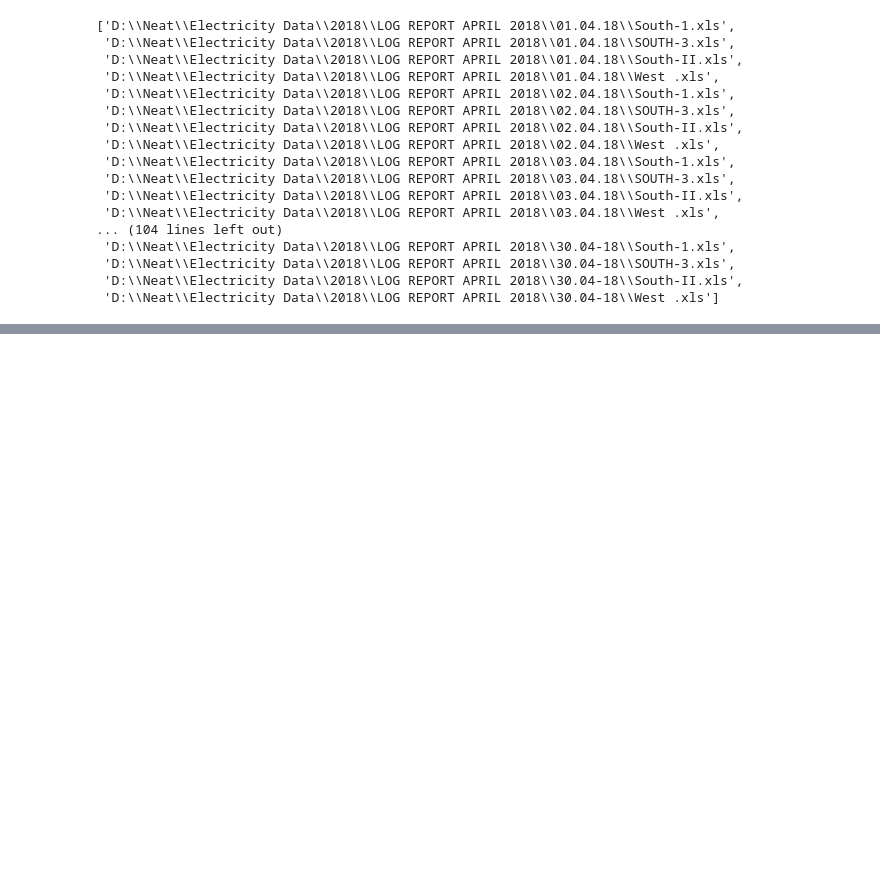
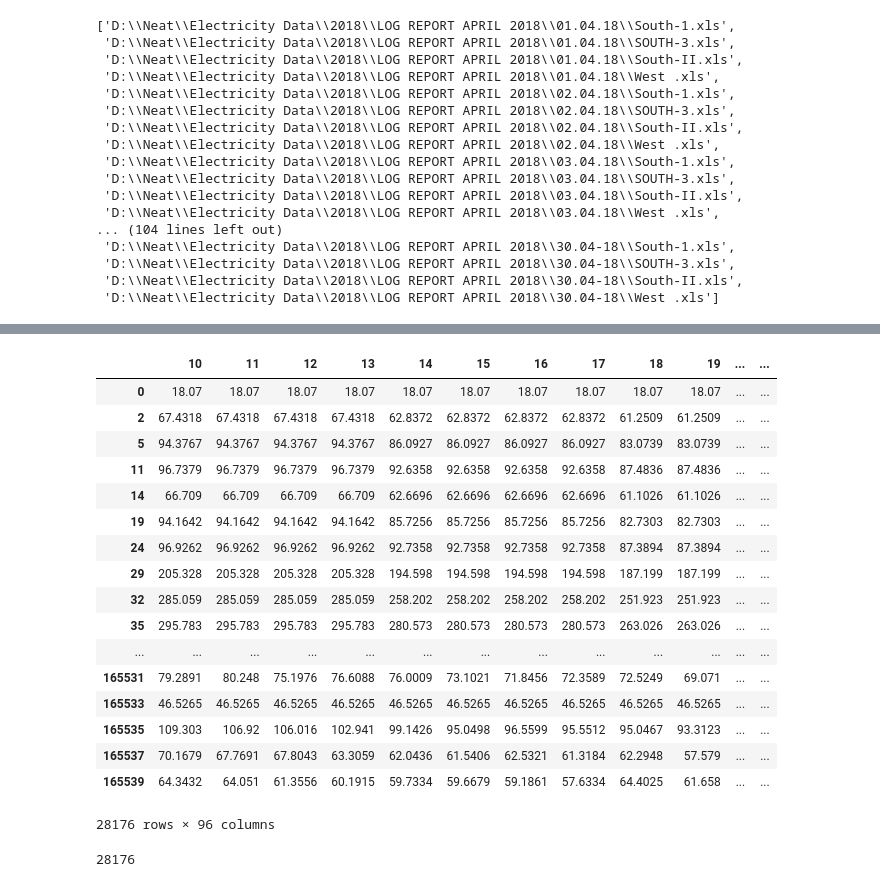
Before and after one commit to susano0/Electric-Fault-Prediction, a Jupyter notebook: Fault_pred.ipynb, the cells around one changed output, grey strips where cells are left out. Saved outputs shown, nothing was run; the diff lists cells and outputs as text; code cells hidden in the pictures; blank space fills up the shorter version.

```diff
--- a/Fault_pred.ipynb
+++ b/Fault_pred.ipynb
@@ -78,0 +130,26 @@ all_data.iloc[:,:]
+# %%
+amp_data = all_data.loc[all_data[9]=='AMPs']
+# %%
+amp_data = amp_data.loc[(amp_data[106] >= 1)]
+# %%
+amp_data = amp_data.drop(amp_data.columns[[-1]], axis=1)
+amp_data
+# %% [output]
+|  | 10 | 11 | 12 | 13 | 14 | 15 | 16 | 17 | 18 | 19 | ... | ... |
+| 0 | 18.07 | 18.07 | 18.07 | 18.07 | 18.07 | 18.07 | 18.07 | 18.07 | 18.07 | 18.07 | ... | ... |
+| 2 | 67.4318 | 67.4318 | 67.4318 | 67.4318 | 62.8372 | 62.8372 | 62.8372 | 62.8372 | 61.2509 | 61.2509 | ... | ... |
+| 5 | 94.3767 | 94.3767 | 94.3767 | 94.3767 | 86.0927 | 86.0927 | 86.0927 | 86.0927 | 83.0739 | 83.0739 | ... | ... |
+| 11 | 96.7379 | 96.7379 | 96.7379 | 96.7379 | 92.6358 | 92.6358 | 92.6358 | 92.6358 | 87.4836 | 87.4836 | ... | ... |
+| 14 | 66.709 | 66.709 | 66.709 | 66.709 | 62.6696 | 62.6696 | 62.6696 | 62.6696 | 61.1026 | 61.1026 | ... | ... |
+| 19 | 94.1642 | 94.1642 | 94.1642 | 94.1642 | 85.7256 | 85.7256 | 85.7256 | 85.7256 | 82.7303 | 82.7303 | ... | ... |
+| 24 | 96.9262 | 96.9262 | 96.9262 | 96.9262 | 92.7358 | 92.7358 | 92.7358 | 92.7358 | 87.3894 | 87.3894 | ... | ... |
+| 29 | 205.328 | 205.328 | 205.328 | 205.328 | 194.598 | 194.598 | 194.598 | 194.598 | 187.199 | 187.199 | ... | ... |
+| 32 | 285.059 | 285.059 | 285.059 | 285.059 | 258.202 | 258.202 | 258.202 | 258.202 | 251.923 | 251.923 | ... | ... |
+| 35 | 295.783 | 295.783 | 295.783 | 295.783 | 280.573 | 280.573 | 280.573 | 280.573 | 263.026 | 263.026 | ... | ... |
+| ... | ... | ... | ... | ... | ... | ... | ... | ... | ... | ... | ... | ... |
+| 165531 | 79.2891 | 80.248 | 75.1976 | 76.6088 | 76.0009 | 73.1021 | 71.8456 | 72.3589 | 72.5249 | 69.071 | ... | ... |
+| 165533 | 46.5265 | 46.5265 | 46.5265 | 46.5265 | 46.5265 | 46.5265 | 46.5265 | 46.5265 | 46.5265 | 46.5265 | ... | ... |
+| 165535 | 109.303 | 106.92 | 106.016 | 102.941 | 99.1426 | 95.0498 | 96.5599 | 95.5512 | 95.0467 | 93.3123 | ... | ... |
+| 165537 | 70.1679 | 67.7691 | 67.8043 | 63.3059 | 62.0436 | 61.5406 | 62.5321 | 61.3184 | 62.2948 | 57.579 | ... | ... |
+| 165539 | 64.3432 | 64.051 | 61.3556 | 60.1915 | 59.7334 | 59.6679 | 59.1861 | 57.6334 | 64.4025 | 61.658 | ... | ... |
+28176 rows × 96 columns
@@ -78,0 +161,4 @@ all_data.iloc[:,:]
+# %%
+len(amp_data)
+# %% [output]
+28176
```
Also changed, not shown: parts of 32 cells of this notebook.
